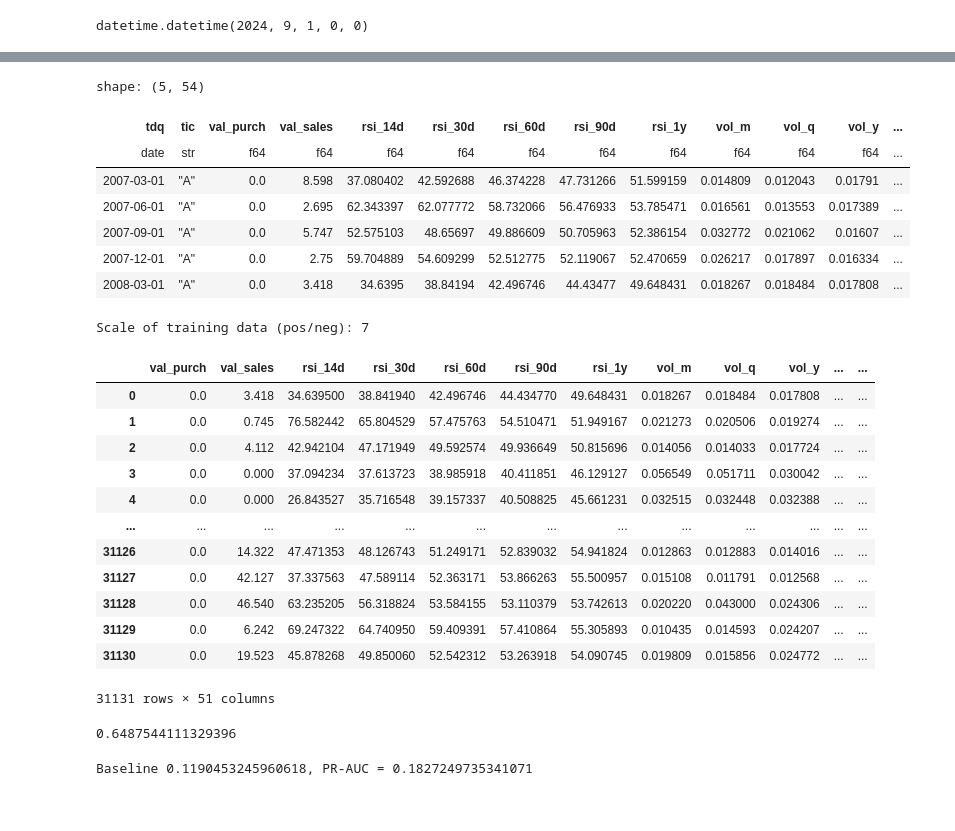
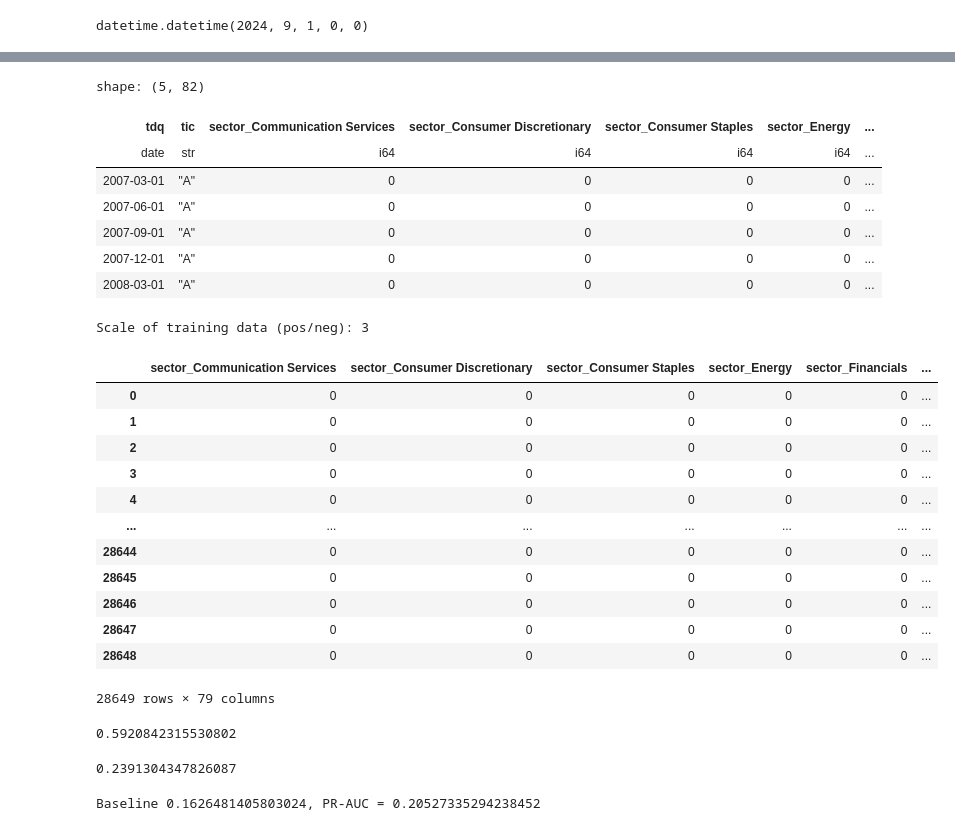
Before and after one commit to francisco3511/stocksense, a Jupyter notebook: notebooks/modeling.ipynb, the cells around one changed output, grey strips where cells are left out. Saved outputs shown, nothing was run; the diff lists cells and outputs as text; code cells hidden in the pictures.

```diff
--- a/notebooks/modeling.ipynb
+++ b/notebooks/modeling.ipynb
@@ -49,6 +37,6 @@ last_trade_date
 # %% [output]
 datetime.datetime(2024, 9, 1, 0, 0)
 # %%
-data = pl.read_csv("../data/1_work_data/processed/proc_2024-10-18.csv", try_parse_dates=True)
+data = pl.read_csv("../data/1_work_data/processed/proc_2024-10-20.csv", try_parse_dates=True)
 data.head()
 # %% [output]
@@ -63,19 +71,17 @@ shape: (5, 60)
 # %%
 data = data.filter((pl.col('tdq') < last_trade_date))
 data = data.filter(~pl.all_horizontal(pl.col(target_col).is_null()))
-
-data = data.to_dummies(columns=['sector'])
 
 # filter cols
 aux_cols = ['datadate', 'rdq', 'sector'] + [t for t in get_config('model')['targets'] if t != target_col]
 data = data.select([c for c in data.columns if c not in aux_cols])
 data.head()
 # %% [output]
-shape: (5, 54)
+shape: (5, 82)
-| tdq | tic | val_purch | val_sales | rsi_14d | rsi_30d | rsi_60d | rsi_90d | rsi_1y | vol_m | vol_q | vol_y | ... |
-| date | str | f64 | f64 | f64 | f64 | f64 | f64 | f64 | f64 | f64 | f64 | ... |
-| 2007-03-01 | "A" | 0.0 | 8.598 | 37.080402 | 42.592688 | 46.374228 | 47.731266 | 51.599159 | 0.014809 | 0.012043 | 0.01791 | ... |
-| 2007-06-01 | "A" | 0.0 | 2.695 | 62.343397 | 62.077772 | 58.732066 | 56.476933 | 53.785471 | 0.016561 | 0.013553 | 0.017389 | ... |
-| 2007-09-01 | "A" | 0.0 | 5.747 | 52.575103 | 48.65697 | 49.886609 | 50.705963 | 52.386154 | 0.032772 | 0.021062 | 0.01607 | ... |
-| 2007-12-01 | "A" | 0.0 | 2.75 | 59.704889 | 54.609299 | 52.512775 | 52.119067 | 52.470659 | 0.026217 | 0.017897 | 0.016334 | ... |
-| 2008-03-01 | "A" | 0.0 | 3.418 | 34.6395 | 38.84194 | 42.496746 | 44.43477 | 49.648431 | 0.018267 | 0.018484 | 0.017808 | ... |
+| tdq | tic | sector_Communication Services | sector_Consumer Discretionary | sector_Consumer Staples | sector_Energy | ... |
+| date | str | i64 | i64 | i64 | i64 | ... |
+| 2007-03-01 | "A" | 0 | 0 | 0 | 0 | ... |
+| 2007-06-01 | "A" | 0 | 0 | 0 | 0 | ... |
+| 2007-09-01 | "A" | 0 | 0 | 0 | 0 | ... |
+| 2007-12-01 | "A" | 0 | 0 | 0 | 0 | ... |
+| 2008-03-01 | "A" | 0 | 0 | 0 | 0 | ... |
@@ -101,58 +88,61 @@ cols = [
 # %%
 train = data.filter(
     (pl.col('tdq').dt.year() > 2007) &
-    (pl.col('tdq').dt.year() < 2021)
+    (pl.col('tdq').dt.year() < 2020)
 )
 val = data.filter(
     (pl.col('tdq').dt.year() >= 2021) &
-    (pl.col('tdq').dt.year() <= 2023)
+    (pl.col('tdq').dt.year() < 2023)
 )
 
 
 def get_scale():
     scale = int(
         len(train.filter(pl.col(target_col) == 0)) /
         len(train.filter(pl.col(target_col) == 1))
     )
 
     print(f"Scale of training data (pos/neg): {scale}")
     return scale
 
 scale = get_scale()
 
 X_train = train.select(pl.exclude(['tic', target_col, date_col])).to_pandas()
 y_train = train.select(target_col).to_pandas().values.ravel()
 X_val = val.select(pl.exclude(['tic', target_col, date_col])).to_pandas()
 y_val = val.select(target_col).to_pandas().values.ravel()
 
 X_train
 # %% [output]
-Scale of training data (pos/neg): 7
+Scale of training data (pos/neg): 3
-|  | val_purch | val_sales | rsi_14d | rsi_30d | rsi_60d | rsi_90d | rsi_1y | vol_m | vol_q | vol_y | ... | ... |
-| 0 | 0.0 | 3.418 | 34.639500 | 38.841940 | 42.496746 | 44.434770 | 49.648431 | 0.018267 | 0.018484 | 0.017808 | ... | ... |
-| 1 | 0.0 | 0.745 | 76.582442 | 65.804529 | 57.475763 | 54.510471 | 51.949167 | 0.021273 | 0.020506 | 0.019274 | ... | ... |
-| 2 | 0.0 | 4.112 | 42.942104 | 47.171949 | 49.592574 | 49.936649 | 50.815696 | 0.014056 | 0.014033 | 0.017724 | ... | ... |
-| 3 | 0.0 | 0.000 | 37.094234 | 37.613723 | 38.985918 | 40.411851 | 46.129127 | 0.056549 | 0.051711 | 0.030042 | ... | ... |
-| 4 | 0.0 | 0.000 | 26.843527 | 35.716548 | 39.157337 | 40.508825 | 45.661231 | 0.032515 | 0.032448 | 0.032388 | ... | ... |
-| ... | ... | ... | ... | ... | ... | ... | ... | ... | ... | ... | ... | ... |
-| 31126 | 0.0 | 14.322 | 47.471353 | 48.126743 | 51.249171 | 52.839032 | 54.941824 | 0.012863 | 0.012883 | 0.014016 | ... | ... |
-| 31127 | 0.0 | 42.127 | 37.337563 | 47.589114 | 52.363171 | 53.866263 | 55.500957 | 0.015108 | 0.011791 | 0.012568 | ... | ... |
-| 31128 | 0.0 | 46.540 | 63.235205 | 56.318824 | 53.584155 | 53.110379 | 53.742613 | 0.020220 | 0.043000 | 0.024306 | ... | ... |
-| 31129 | 0.0 | 6.242 | 69.247322 | 64.740950 | 59.409391 | 57.410864 | 55.305893 | 0.010435 | 0.014593 | 0.024207 | ... | ... |
-| 31130 | 0.0 | 19.523 | 45.878268 | 49.850060 | 52.542312 | 53.263918 | 54.090745 | 0.019809 | 0.015856 | 0.024772 | ... | ... |
+|  | sector_Communication Services | sector_Consumer Discretionary | sector_Consumer Staples | sector_Energy | sector_Financials | ... |
+| 0 | 0 | 0 | 0 | 0 | 0 | ... |
+| 1 | 0 | 0 | 0 | 0 | 0 | ... |
+| 2 | 0 | 0 | 0 | 0 | 0 | ... |
+| 3 | 0 | 0 | 0 | 0 | 0 | ... |
+| 4 | 0 | 0 | 0 | 0 | 0 | ... |
+| ... | ... | ... | ... | ... | ... | ... |
+| 28644 | 0 | 0 | 0 | 0 | 0 | ... |
+| 28645 | 0 | 0 | 0 | 0 | 0 | ... |
+| 28646 | 0 | 0 | 0 | 0 | 0 | ... |
+| 28647 | 0 | 0 | 0 | 0 | 0 | ... |
+| 28648 | 0 | 0 | 0 | 0 | 0 | ... |
-31131 rows × 51 columns
+28649 rows × 79 columns
 # %%
 model = XGBoostModel(scale=scale)
 model.train(X_train, y_train)
-perf = model.evaluate(X_val, y_val)['roc_auc']
-perf
+model.evaluate(X_val, y_val)['roc_auc']
 # %% [output]
-0.6487544111329396
+0.5920842315530802
+# %%
+model.evaluate(X_val, y_val)['prec']
+# %% [output]
+0.2391304347826087
 # %%
 # pr auc analysis
 baseline = float(
-    len(train.filter(pl.col(target_col) == 1)) /
-    len(train)
+    len(val.filter(pl.col(target_col) == 1)) /
+    len(val)
 )
 
 pr_auc = model.evaluate(X_val, y_val)['pr_auc']
@@ -160,7 +150,7 @@ pr_auc
 
 print(f"Baseline {baseline}, PR-AUC = {pr_auc}")
 # %% [output]
-Baseline 0.1190453245960618, PR-AUC = 0.1827249735341071
+Baseline 0.1626481405803024, PR-AUC = 0.20527335294238452
 # %%
 model.get_importance("gain")
 # %% [output]
```
Also changed, not shown: parts of 10 cells of this notebook, 6 other files.
